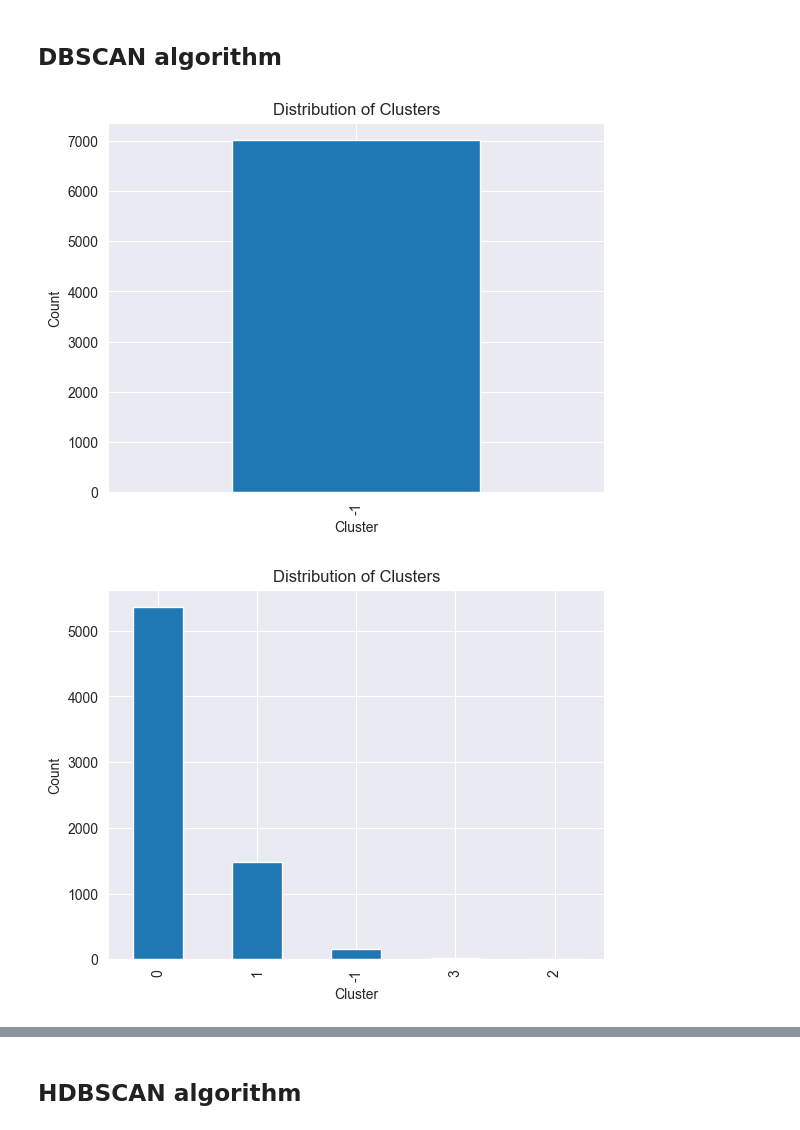
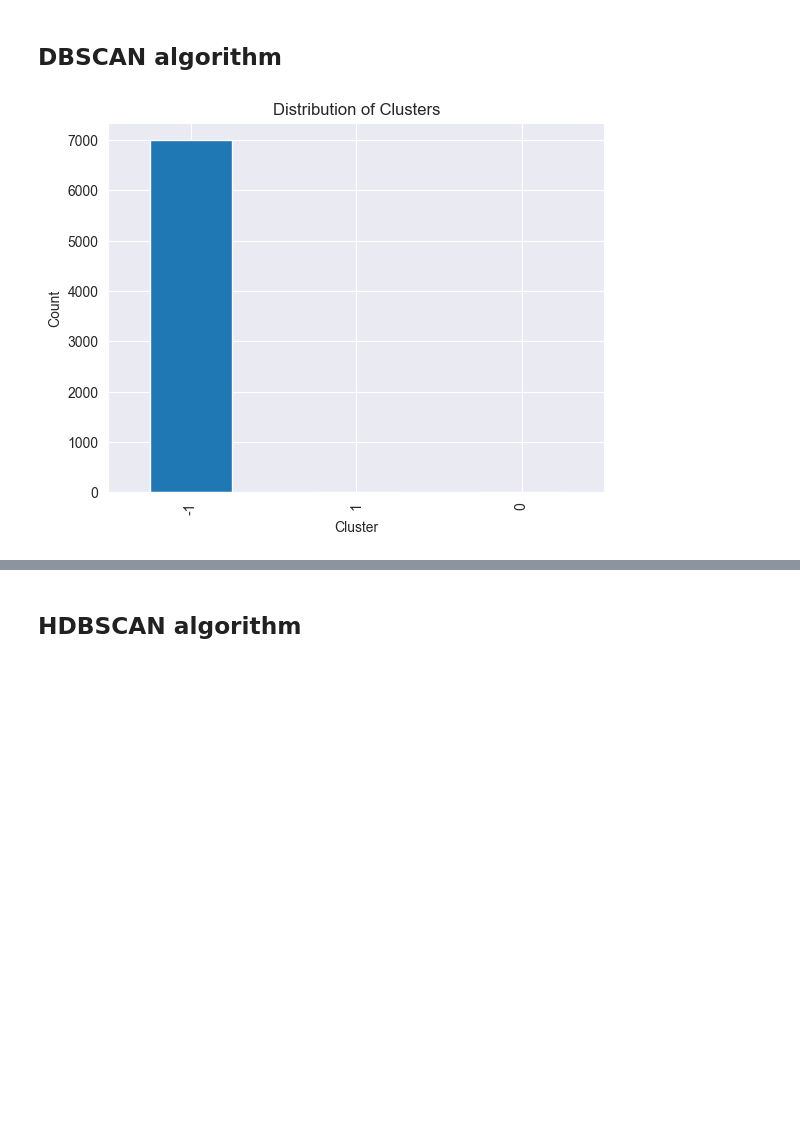
Before and after one commit to davisf20/characterization-of-user-misbehavior-in-online-social-media, a Jupyter notebook: notebooks/clusteringAnalysis.ipynb, the cells around one changed output, grey strips where cells are left out. Drawn from its saved outputs; the diff is of its cells as text; code cells hidden in the pictures; blank space fills up the shorter version.

```diff
--- a/notebooks/clusteringAnalysis.ipynb
+++ b/notebooks/clusteringAnalysis.ipynb
@@ -130,10 +137,10 @@ plt.show()
 kmeans = KMeans(n_clusters=8, random_state=0).fit(core_users_pca)
 
 # Aggiungi le etichette dei cluster ai dati
-core_users_clustered['kmeans_cluster_all'] = kmeans.labels_
+core_users_clustered['kmeans_cluster'] = kmeans.labels_
 
 # Visualizza la distribuzione dei cluster
-core_users_clustered['kmeans_cluster_all'].value_counts().plot(kind='bar')
+core_users_clustered['kmeans_cluster'].value_counts().plot(kind='bar')
 plt.xlabel('Cluster')
 plt.ylabel('Count')
 plt.title('Distribution of Clusters')
@@ -375,39 +203,38 @@ for title, features in feature_groups.items():
 # %% [markdown]
 ## DBSCAN algorithm
 # %%
-# # Eseguiamo DBSCAN sui dati
-# db = DBSCAN(eps=0.3, min_samples=8).fit(core_users_pca[0])
-#
-# # Aggiungi le etichette dei cluster ai dati
-# core_users_clustered['db_cluster'] = db.labels_
-#
-# # Visualizza la distribuzione dei cluster
-# core_users_clustered['db_cluster'].value_counts().plot(kind='bar')
-# plt.xlabel('Cluster')
-# plt.ylabel('Count')
-# plt.title('Distribution of Clusters')
-# plt.show()
+# Eseguiamo DBSCAN sui dati
+db = DBSCAN(eps=0.4, min_samples=8).fit(core_users_pca)
+
+# Aggiungi le etichette dei cluster ai dati
+core_users_clustered['db_cluster'] = db.labels_
+
+# Visualizza la distribuzione dei cluster
+core_users_clustered['db_cluster'].value_counts().plot(kind='bar')
+plt.xlabel('Cluster')
+plt.ylabel('Count')
+plt.title('Distribution of Clusters')
+plt.show()
 
 
 
-labels = ['all', 'credibility', 'initiative', 'adaptability']
-
-for i in range(len(core_users_pca)):
-    # Eseguiamo DBSCAN sui dati
-    db = DBSCAN(eps=0.3, min_samples=8).fit(core_users_pca[i])
-
-    # Crea il nome della colonna dinamicamente
-    column_name = 'db_cluster_' + labels[i]
-
-    # Aggiungi le etichette dei cluster ai dati
-    core_users_clustered[column_name] = db.labels_
-
-    # Visualizza la distribuzione dei cluster
-    core_users_clustered[column_name].value_counts().plot(kind='bar')
-    plt.xlabel('Cluster')
-    plt.ylabel('Count')
-    plt.title('Distribution of Clusters')
-    plt.show()
+# labels = ['all', 'credibility', 'initiative', 'adaptability']
+#
+# for i in range(len(core_users_pca)):
+#     # Eseguiamo DBSCAN sui dati
+#     db = DBSCAN(eps=0.3, min_samples=8).fit(core_users_pca[i])
+#
+#     # Crea il nome della colonna dinamicamente
+#     column_name = 'db_cluster_' + labels[i]
+#
+#     # Aggiungi le etichette dei cluster ai dati
+#     core_users_clustered[column_name] = db.labels_
+#
+#     # Visualizza la distribuzione dei cluster
+#     core_users_clustered[column_name].value_counts().plot(kind='bar')
+#     plt.xlabel('Cluster')
+#     plt.ylabel('Count')
+#     plt.title('Distribution of Clusters')
+#     plt.show()
 # %% [output]
-[figure, old version]
+[figure, new version]
-[figure, removed]
```
Also changed, not shown: parts of 14 cells of this notebook.
